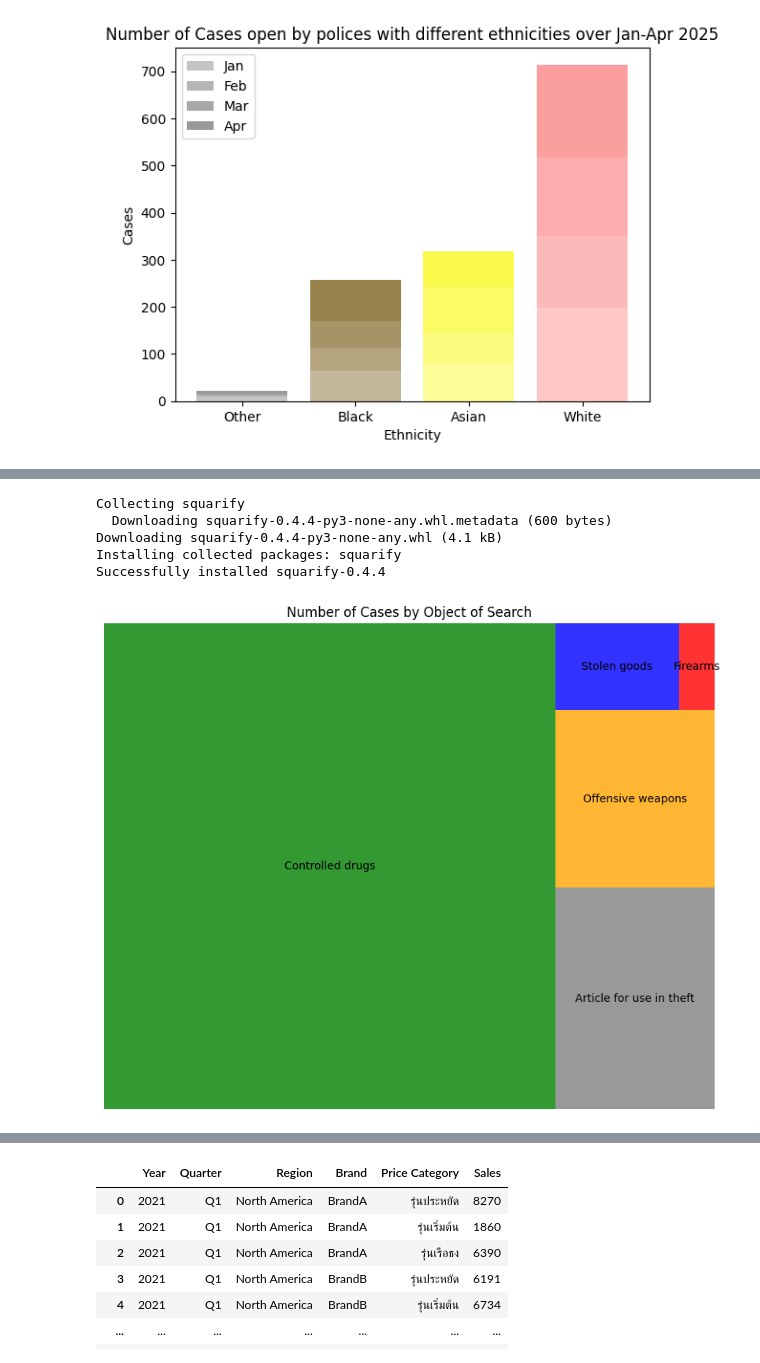
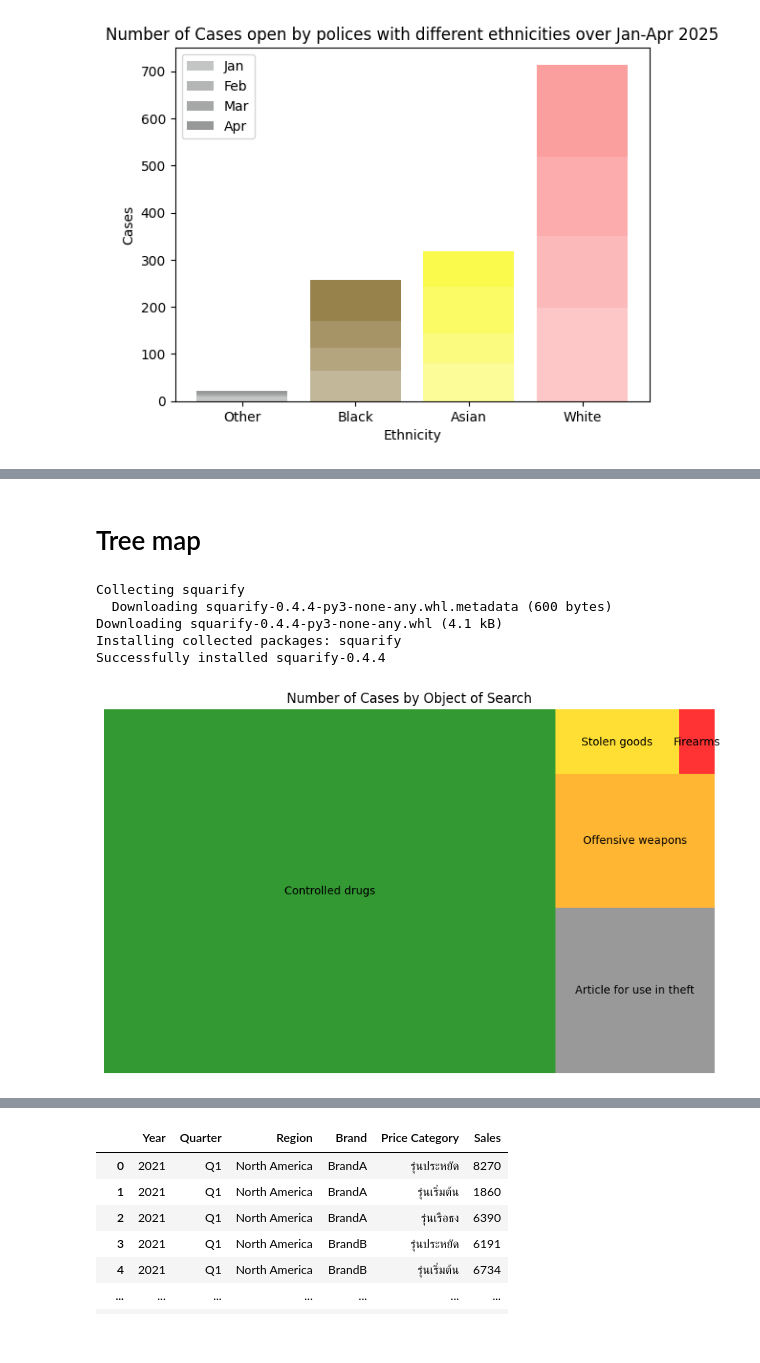
Before and after one commit to Panachai-spec007/dataviz2025, a Jupyter notebook: Copy_of_Visualize_Data_Comparison_2025.ipynb, the cells around one changed output, grey strips where cells are left out. Drawn from its saved outputs; the diff is of its cells as text; code cells hidden in the pictures.

```diff
--- a/Copy_of_Visualize_Data_Comparison_2025.ipynb
+++ b/Copy_of_Visualize_Data_Comparison_2025.ipynb
@@ -182,3 +191,5 @@ plt.show()
+# %% [markdown]
+# Tree map
 # %%
 !pip install squarify
 # %% [output]
@@ -188,20 +199,25 @@ Downloading squarify-0.4.4-py3-none-any.whl (4.1 kB)
 Installing collected packages: squarify
 Successfully installed squarify-0.4.4
 # %%
+# prompt: plot treemap of the Object of search
+
+import pandas as pd
 import matplotlib.pyplot as plt
+
+
 import squarify
 
-# Count the occurrences of each 'Object of search'
-object_counts = data['Object of search'].value_counts()
+# Assuming 'data' contains the DataFrame with 'Object of search' column
+object_of_search_counts = data['Object of search'].value_counts()
 
-# Define colors for each object of search category based on their order in object_counts
-colors = ['green', 'grey', 'orange', 'blue', 'red'] # Assuming the order is Controlled drugs, Article for use in theft, Offensive weapons, Stolen goods, Firearms
+# Define colors for each category
+colors = ['green', 'gray', 'orange', 'gold', 'red']
 
-# Create the treemap
-plt.figure(figsize=(10, 8)) # Adjust figure size for better visibility
-squarify.plot(sizes=object_counts.values, label=object_counts.index, alpha=.8, color=colors)
+# Create the treemap with specified colors
+plt.figure(figsize=(10, 6)) # Adjust figure size as needed
+squarify.plot(sizes=object_of_search_counts.values, label=object_of_search_counts.index, alpha=.8, color=colors)
 plt.title('Number of Cases by Object of Search')
 plt.axis('off')
 plt.show()
 # %% [output]
-[figure, old version]
+[figure, new version]
```
Also changed, not shown: parts of 18 cells of this notebook.
